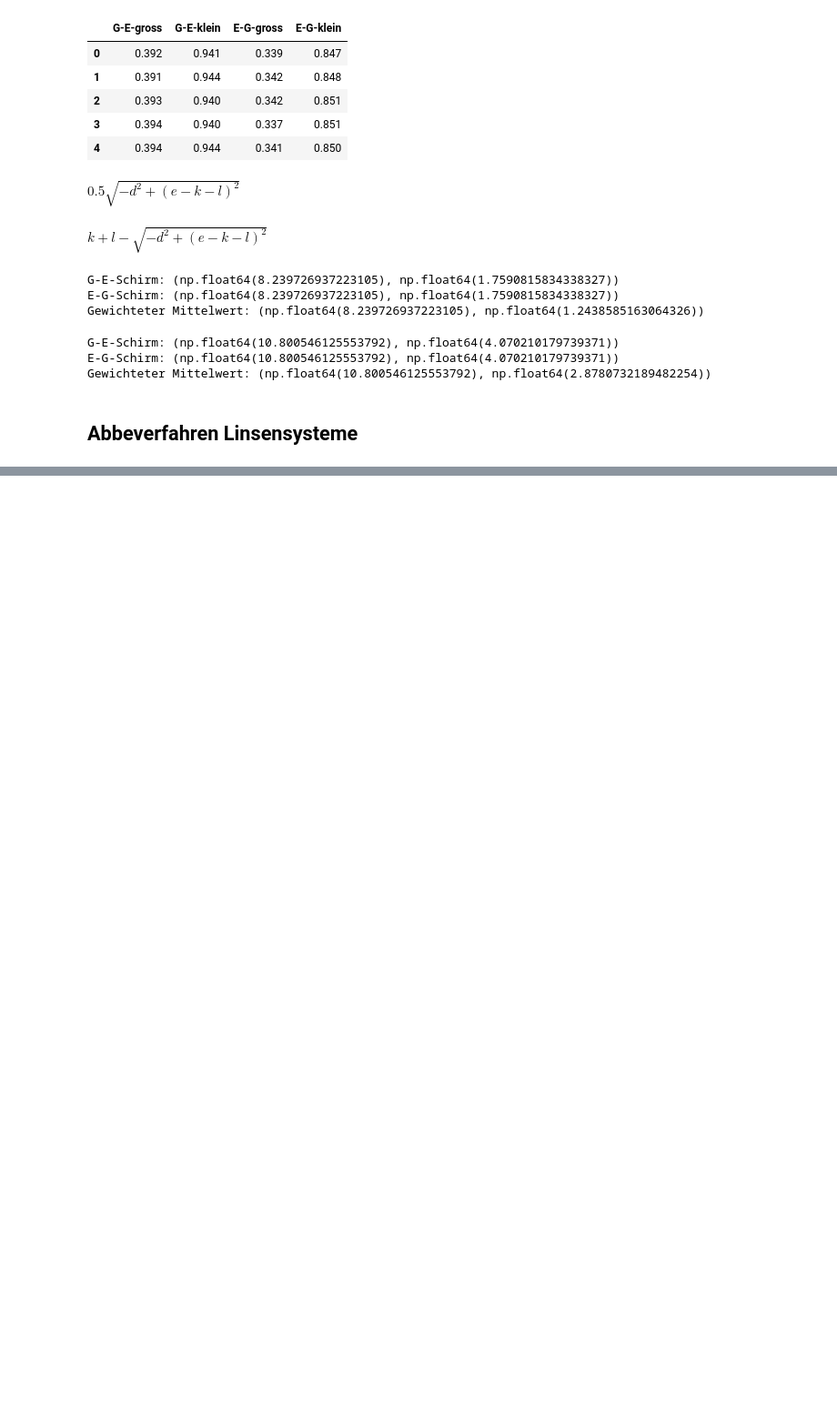
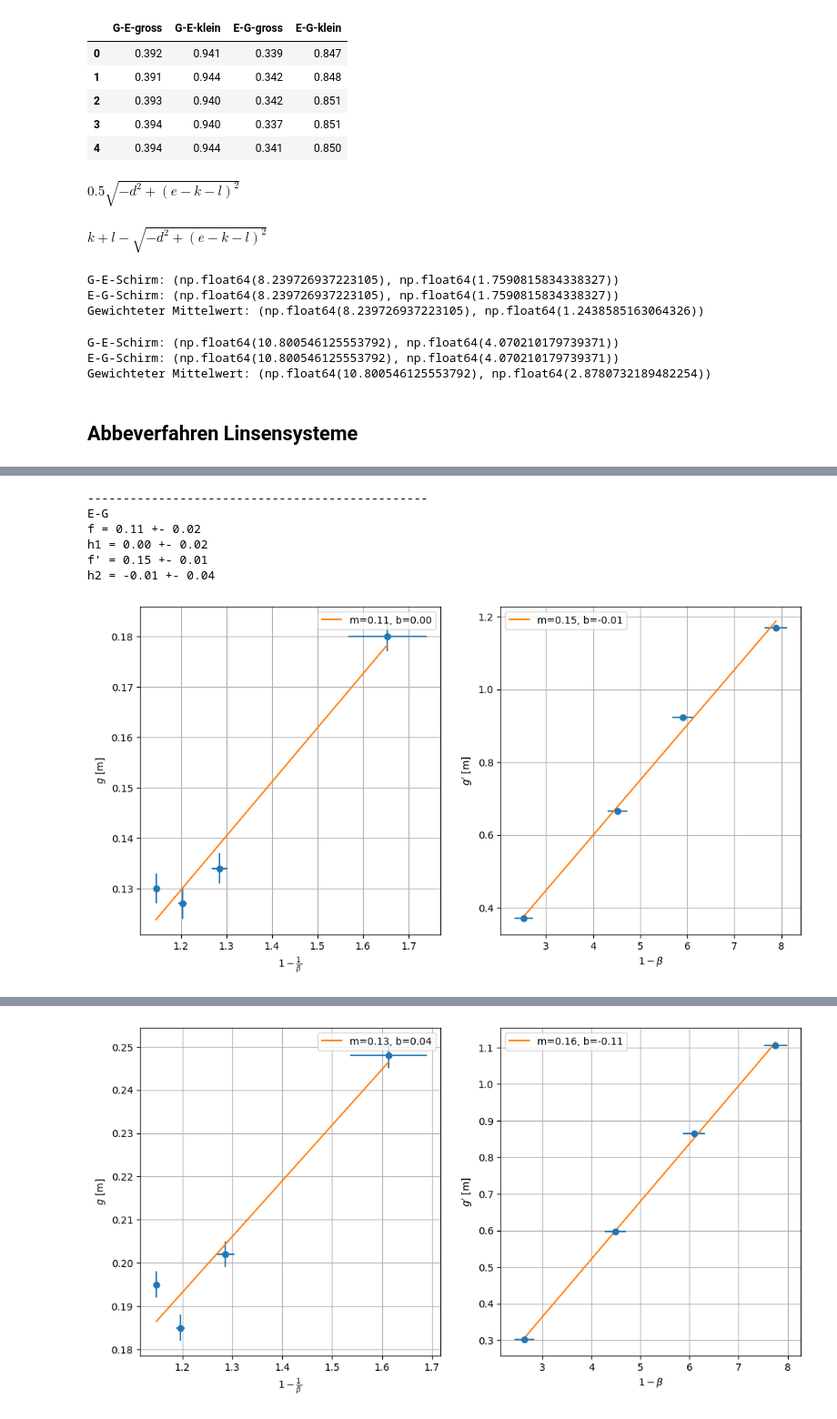
Before and after one commit to RombusBombus/AP3, a Jupyter notebook: OPA/OPA.ipynb, the cells around one changed output, grey strips where cells are left out. Shown: that part at 91% size. Drawn from its saved outputs; the diff is of its cells as text; code cells hidden in the pictures; blank space fills up the shorter version.

Commit message:
abbe gedöns

```diff
--- a/OPA/OPA.ipynb
+++ b/OPA/OPA.ipynb
@@ -308,0 +326,8 @@ pd.read_excel("OPA.xlsx", sheet_name="AbbeG-E-Schirm")
+# %%
+groesse_gitter = 5e-3
+u_groesse_gitter = 0.1e-3
+# %%
+# Vergrößerungen / Verkleinerungen mit Unsicherheiten bestimmen
+y_symbol, yp_symbol = symbols("y y'")
+beta = yp_symbol / y_symbol
+beta
@@ -308,0 +355,5 @@ pd.read_excel("OPA.xlsx", sheet_name="AbbeG-E-Schirm")
+# %%
+# 1 - 1/beta berechnen mit Unsicherheiten
+beta_symbol = symbols("beta")
+regression1_formula = 1 - 1/beta_symbol
+regression1_formula
@@ -308,0 +362,3 @@ pd.read_excel("OPA.xlsx", sheet_name="AbbeG-E-Schirm")
+# %%
+regression2_formula = 1 - beta_symbol
+regression2_formula
@@ -308,0 +396,62 @@ pd.read_excel("OPA.xlsx", sheet_name="AbbeG-E-Schirm")
+# %%
+for df, name in [(abbe_e_g, "E-G"), (abbe_g_e, "G-E")]:
+    print("------------------------------------------------")
+    print(name)
+    fig, axs = plt.subplots(1, 2, figsize=(12, 6))
+    axs = axs.flatten()
+
+    def linear(x, m, b):
+        return m * x + b
+
+    # g gegen 1-1/beta
+    popt, pcov = curve_fit(
+        linear,
+        df["1-1/beta_Vergroesserung"],
+        df["g_Vergroesserung"],
+    )
+    print(f"f = {popt[0]:.2f} +- {np.sqrt(pcov[0, 0]):.2f}")
+    print(f"h1 = {popt[1]:.2f} +- {np.sqrt(pcov[1, 1]):.2f}")
+    axs[0].errorbar(
+        df["1-1/beta_Vergroesserung"],
+        df["g_Vergroesserung"],
+        xerr=df["u_1-1/beta_Vergroesserung"],
+        yerr=3e-3,
+        fmt="o",
+    )
+    X = np.linspace(df["1-1/beta_Vergroesserung"].min(), df["1-1/beta_Vergroesserung"].max(), 100)
+    axs[0].plot(X, linear(X, *popt), label=f"m={popt[0]:.2f}, b={popt[1]:.2f}")
+    axs[0].grid()
+    axs[0].legend()
+    axs[0].set_xlabel(r"$1 - \frac{1}{\beta}$")
+    axs[0].set_ylabel(r"$g$ [m]")
+
+    # g' gegen 1-beta
+    popt, pcov = curve_fit(
+        linear,
+        df["1-beta_Vergroesserung"],
+        df["g'_Vergroesserung"],
+    )
+    print(f"f' = {popt[0]:.2f} +- {np.sqrt(pcov[0, 0]):.2f}")
+    print(f"h2 = {popt[1]:.2f} +- {np.sqrt(pcov[1, 1]):.2f}")
+    axs[1].errorbar(
+        df["1-beta_Vergroesserung"],
+        df["g'_Vergroesserung"],
+        xerr=df["u_1-beta_Vergroesserung"],
+        yerr=3e-3,
+        fmt="o",
+    )
+    X = np.linspace(df["1-beta_Vergroesserung"].min(), df["1-beta_Vergroesserung"].max(), 100)
+    axs[1].plot(X, linear(X, *popt), label=f"m={popt[0]:.2f}, b={popt[1]:.2f}")
+    axs[1].grid()
+    axs[1].legend()
+    axs[1].set_xlabel(r"$1 - \beta$")
+    axs[1].set_ylabel(r"$g'$ [m]")
+    plt.show()
+# %% [output]
+------------------------------------------------
+E-G
+f = 0.11 +- 0.02
+h1 = 0.00 +- 0.02
+f' = 0.15 +- 0.01
+h2 = -0.01 +- 0.04
+[figure, added]
@@ -308,0 +464 @@ pd.read_excel("OPA.xlsx", sheet_name="AbbeG-E-Schirm")
+[figure, added]
```
Also changed, not shown: parts of 11 cells of this notebook, 1 other file.
